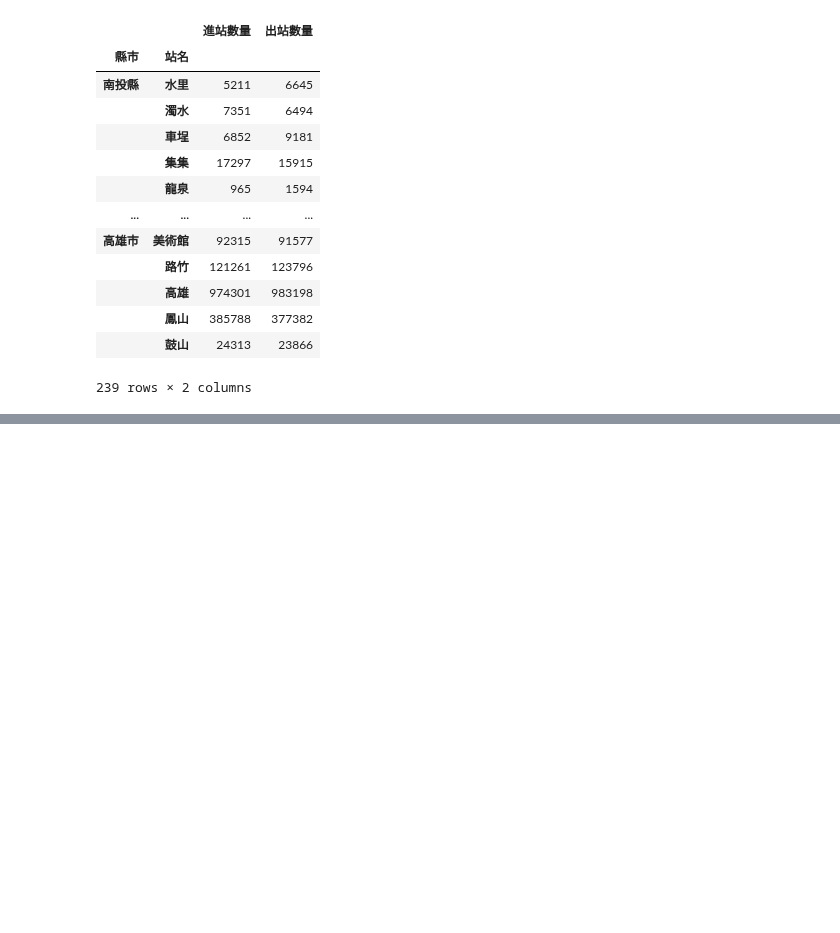
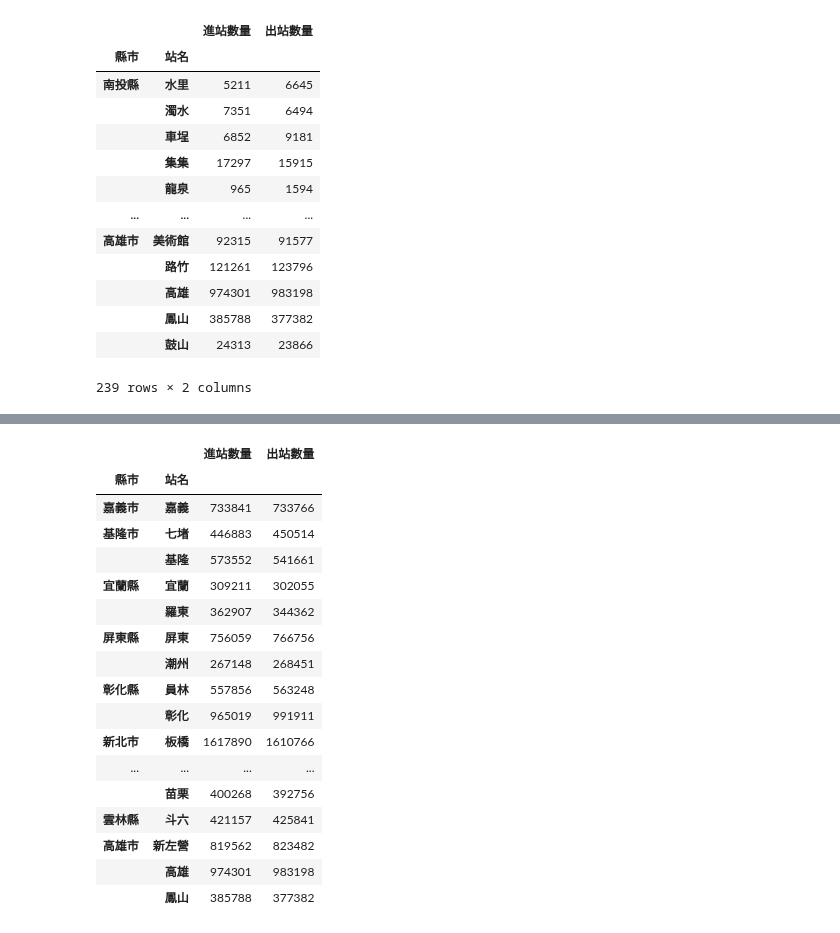
Before and after one commit to roberthsu2003/PythonForDataAnalysis, a Jupyter notebook: 星期13/lesson19_2.ipynb, the cells around one changed output, grey strips where cells are left out. Cells and saved outputs as stored; diff of their text form; code cells hidden in the pictures; blank space fills up the shorter version.

```diff
--- a/星期13/lesson19_2.ipynb
+++ b/星期13/lesson19_2.ipynb
@@ -242,7 +242,8 @@ newMergeFrame
 21635 rows × 4 columns
 # %%
 grouped = newMergeFrame.groupby(['縣市','站名'])
-grouped.agg('sum')
+result_dataFrame = grouped.agg('sum')
+result_dataFrame
 # %% [output]
 |  |  | 進站數量 | 出站數量 |
 | 縣市 | 站名 |  |  |
@@ -260,0 +294,4 @@ grouped.agg('sum')
+# %%
+conditions = pd.concat([result_dataFrame['進站數量'] >= 200000, result_dataFrame['出站數量'] >= 200000],axis=1)
+andCondition = conditions.all(axis=1)
+andCondition
@@ -260,0 +312,22 @@ grouped.agg('sum')
+# %%
+result = result_dataFrame[andCondition]
+result
+# %% [output]
+|  |  | 進站數量 | 出站數量 |
+| 縣市 | 站名 |  |  |
+| 嘉義市 | 嘉義 | 733841 | 733766 |
+| 基隆市 | 七堵 | 446883 | 450514 |
+|  | 基隆 | 573552 | 541661 |
+| 宜蘭縣 | 宜蘭 | 309211 | 302055 |
+|  | 羅東 | 362907 | 344362 |
+| 屏東縣 | 屏東 | 756059 | 766756 |
+|  | 潮州 | 267148 | 268451 |
+| 彰化縣 | 員林 | 557856 | 563248 |
+|  | 彰化 | 965019 | 991911 |
+| 新北市 | 板橋 | 1617890 | 1610766 |
+| ... | ... | ... | ... |
+|  | 苗栗 | 400268 | 392756 |
+| 雲林縣 | 斗六 | 421157 | 425841 |
+| 高雄市 | 新左營 | 819562 | 823482 |
+|  | 高雄 | 974301 | 983198 |
+|  | 鳳山 | 385788 | 377382 |
```
Also changed, not shown: parts of 3 cells of this notebook.
